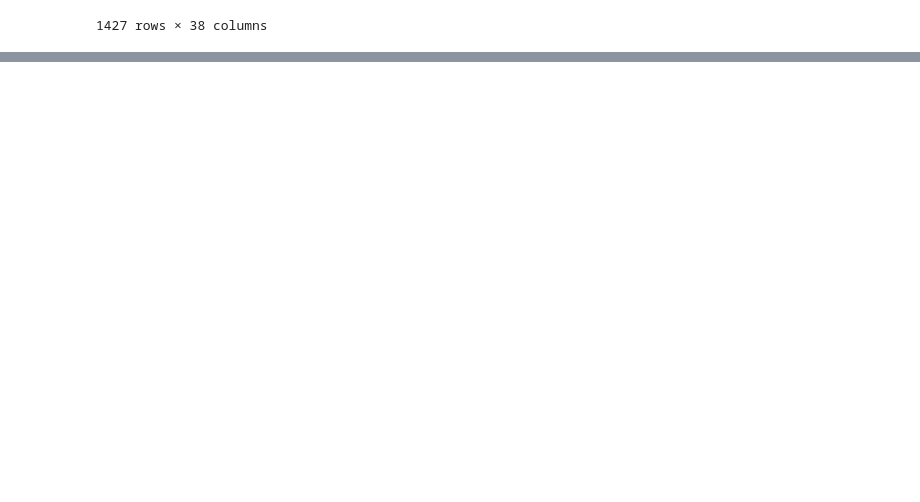
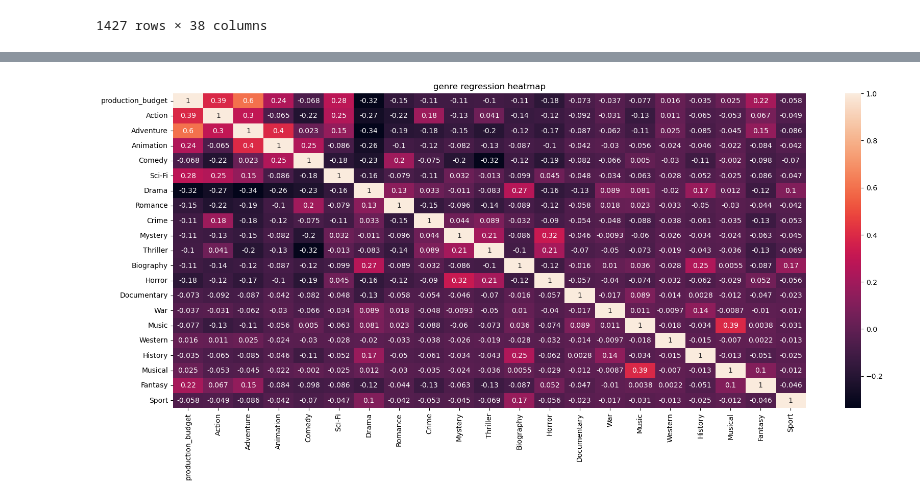
Before and after one commit to Keys2610/dsc-phase-2-project-v3, a Jupyter notebook: Noahworkspace.ipynb, the cells around one changed output, grey strips where cells are left out. Cells and saved outputs as stored; diff of their text form; code cells hidden in the pictures; blank space fills up the shorter version.

```diff
--- a/Noahworkspace.ipynb
+++ b/Noahworkspace.ipynb
@@ -54,0 +257,10 @@ merged_df
+# %%
+list_to_drop_from_reg2 = ['Profit:Production Ratio', 'movie_id', 'start_year', 'primary_title', 'original_title', 'genres', 'runtime_minutes', 'director_name', 'writer_name', 'actors', 'id', 'release_date', 'movie', 'year', 'Profit', 'domestic_gross', 'worldwide_gross']
+X2 = merged_df.drop(columns = list_to_drop_from_reg)
+y2 = merged_df['Profit:Production Ratio']
+plt.figure(figsize=(20, 8))
+sns.heatmap(X2.corr(), annot=True)
+plt.title('genre regression heatmap')
+plt.show()
+# %% [output]
+[figure, added]
```
Also changed, not shown: parts of 17 cells of this notebook.
